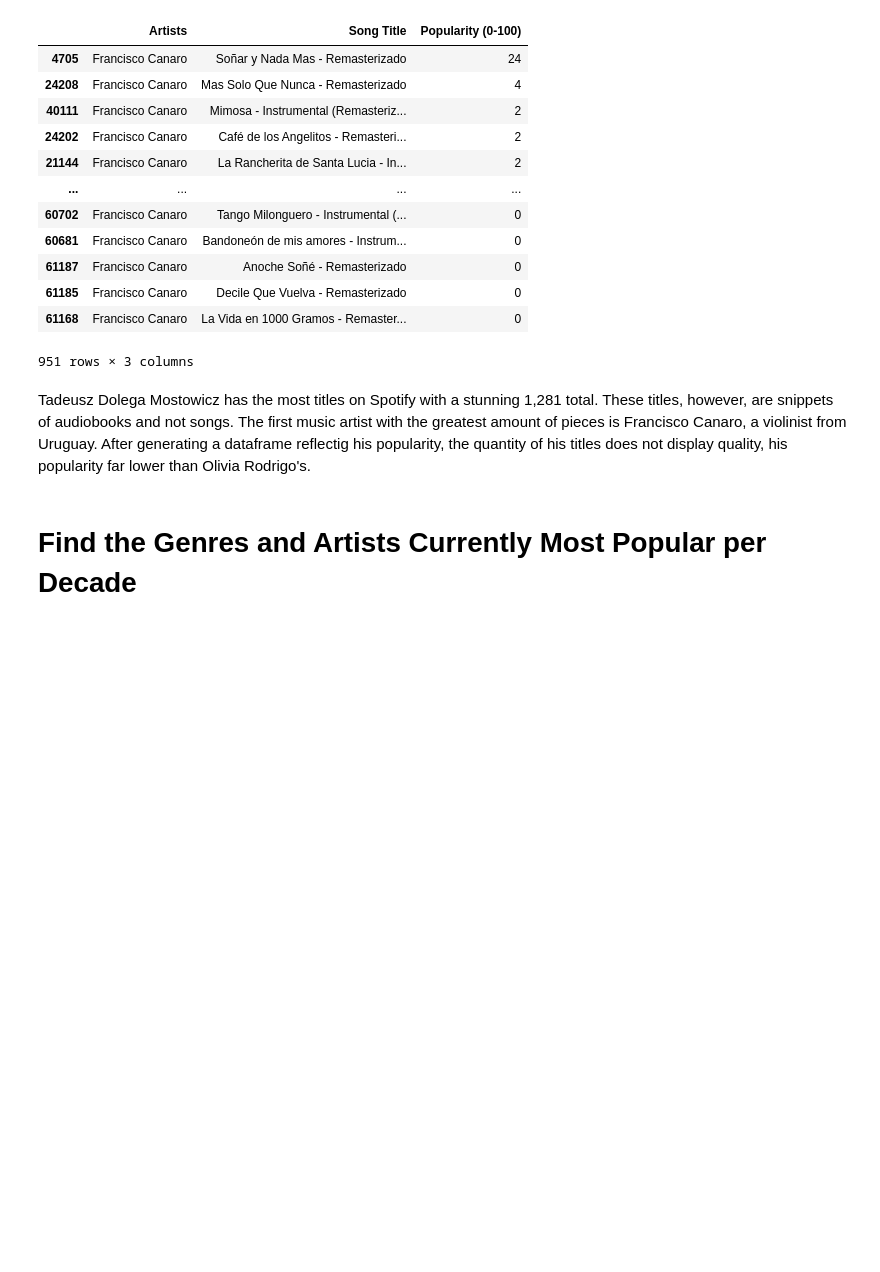
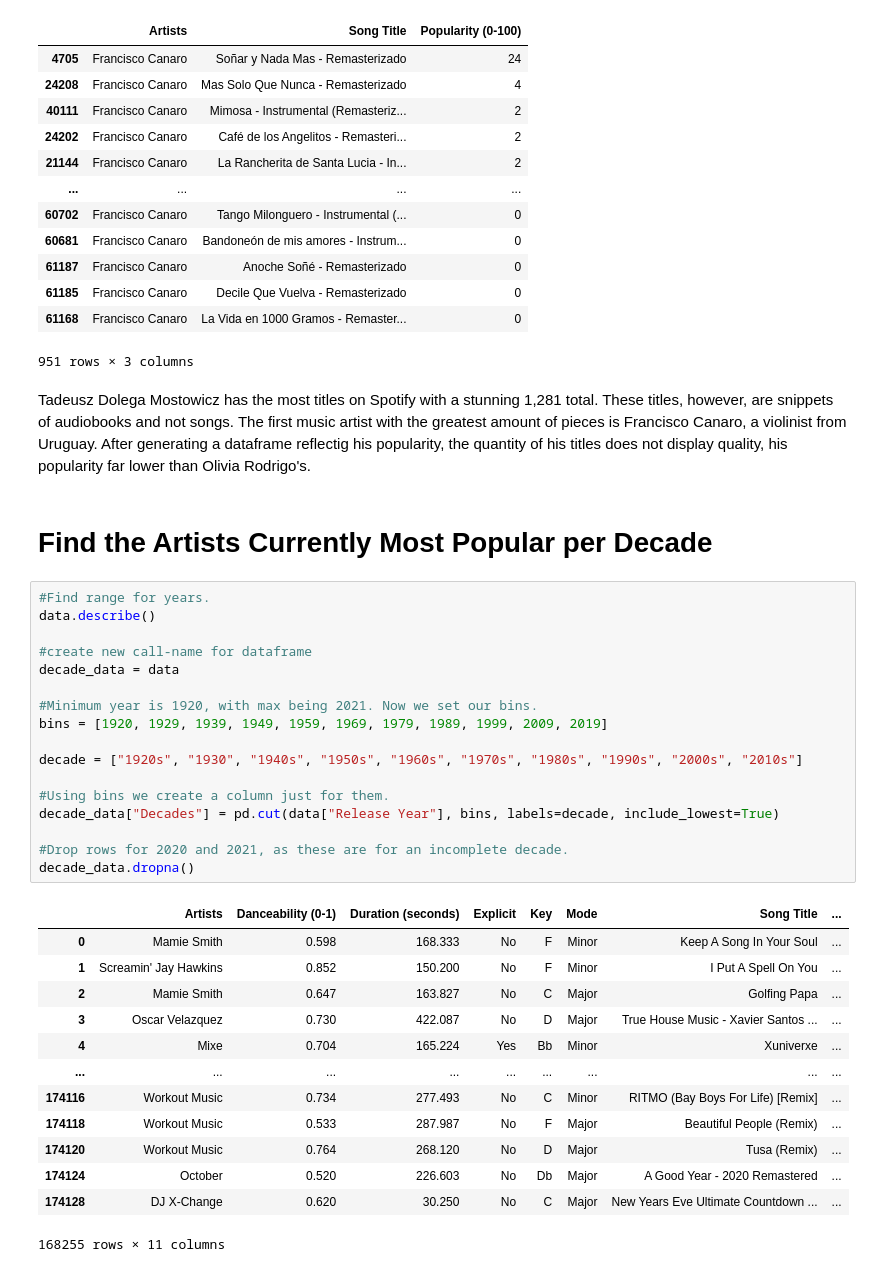
Before and after one commit to bmedford01/Spotipy, a Jupyter notebook: Most_Popular.ipynb, the cells around one changed output. Drawn from its saved outputs; the diff is of its cells as text; blank space fills up the shorter version.

Commit message:
Update Most_Popular.ipynb
Created bins and new dataframe for decades data.

```diff
--- a/Most_Popular.ipynb
+++ b/Most_Popular.ipynb
@@ -126,4 +126,35 @@ canaro
 # %% [markdown]
 Tadeusz Dolega Mostowicz has the most titles on Spotify with a stunning 1,281 total. These titles, however, are snippets of audiobooks and not songs. The first music artist with the greatest amount of pieces is Francisco Canaro, a violinist from Uruguay. After generating a dataframe reflectig his popularity, the quantity of his titles does not display quality, his popularity far lower than Olivia Rodrigo's.
 # %% [markdown]
-# Find the Genres and Artists Currently Most Popular per Decade
+# Find the Artists Currently Most Popular per Decade
+# %%
+#Find range for years.
+data.describe()
+
+#create new call-name for dataframe
+decade_data = data
+
+#Minimum year is 1920, with max being 2021. Now we set our bins.
+bins = [1920, 1929, 1939, 1949, 1959, 1969, 1979, 1989, 1999, 2009, 2019]
+
+decade = ["1920s", "1930", "1940s", "1950s", "1960s", "1970s", "1980s", "1990s", "2000s", "2010s"]
+
+#Using bins we create a column just for them.
+decade_data["Decades"] = pd.cut(data["Release Year"], bins, labels=decade, include_lowest=True)
+
+#Drop rows for 2020 and 2021, as these are for an incomplete decade.
+decade_data.dropna()
+# %% [output]
+|  | Artists | Danceability (0-1) | Duration (seconds) | Explicit | Key | Mode | Song Title | ... |
+| 0 | Mamie Smith | 0.598 | 168.333 | No | F | Minor | Keep A Song In Your Soul | ... |
+| 1 | Screamin' Jay Hawkins | 0.852 | 150.200 | No | F | Minor | I Put A Spell On You | ... |
+| 2 | Mamie Smith | 0.647 | 163.827 | No | C | Major | Golfing Papa | ... |
+| 3 | Oscar Velazquez | 0.730 | 422.087 | No | D | Major | True House Music - Xavier Santos ... | ... |
+| 4 | Mixe | 0.704 | 165.224 | Yes | Bb | Minor | Xuniverxe | ... |
+| ... | ... | ... | ... | ... | ... | ... | ... | ... |
+| 174116 | Workout Music | 0.734 | 277.493 | No | C | Minor | RITMO (Bay Boys For Life) [Remix] | ... |
+| 174118 | Workout Music | 0.533 | 287.987 | No | F | Major | Beautiful People (Remix) | ... |
+| 174120 | Workout Music | 0.764 | 268.120 | No | D | Major | Tusa (Remix) | ... |
+| 174124 | October | 0.520 | 226.603 | No | Db | Major | A Good Year - 2020 Remastered | ... |
+| 174128 | DJ X-Change | 0.620 | 30.250 | No | C | Major | New Years Eve Ultimate Countdown ... | ... |
+168255 rows × 11 columns
```
